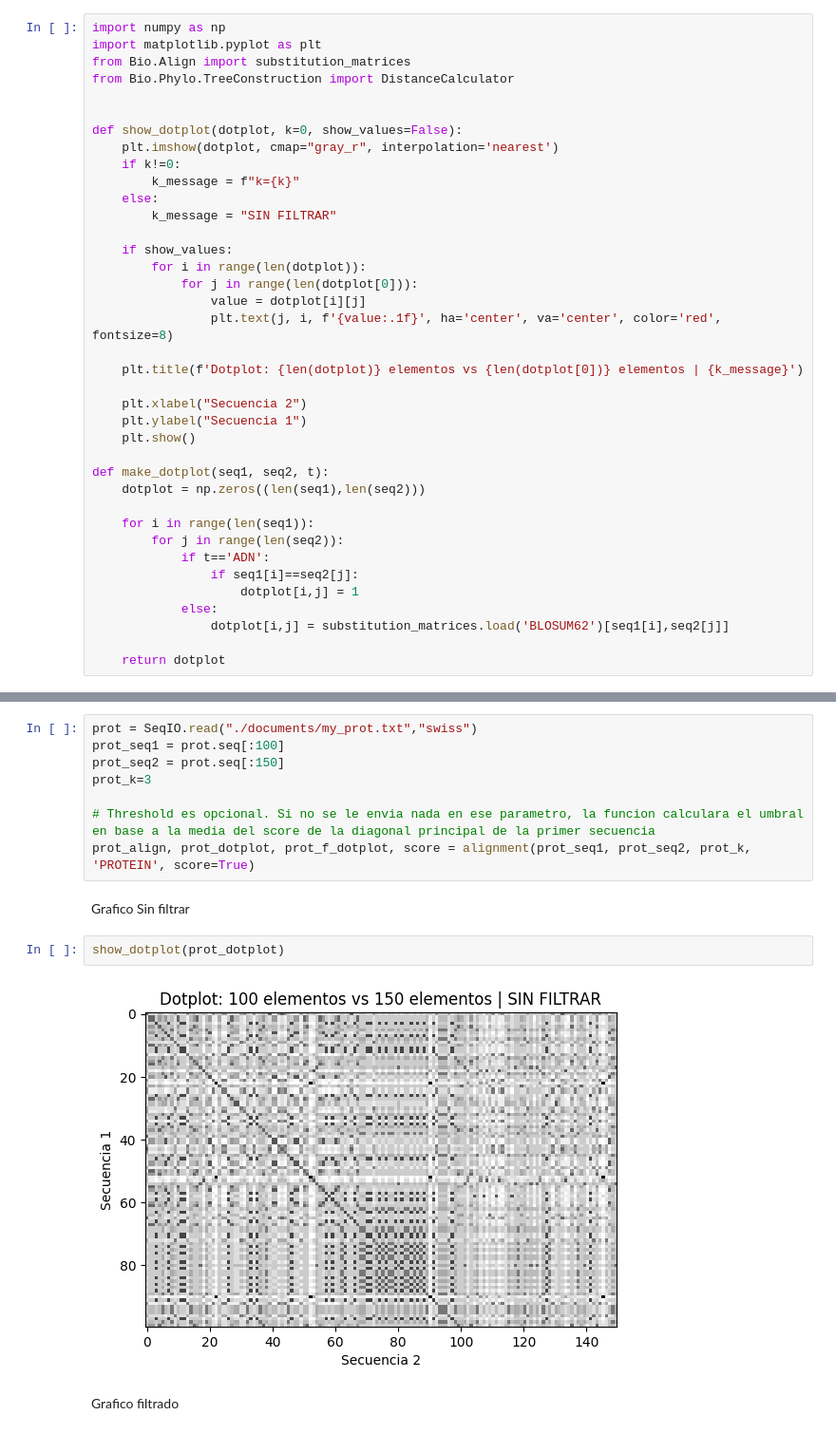
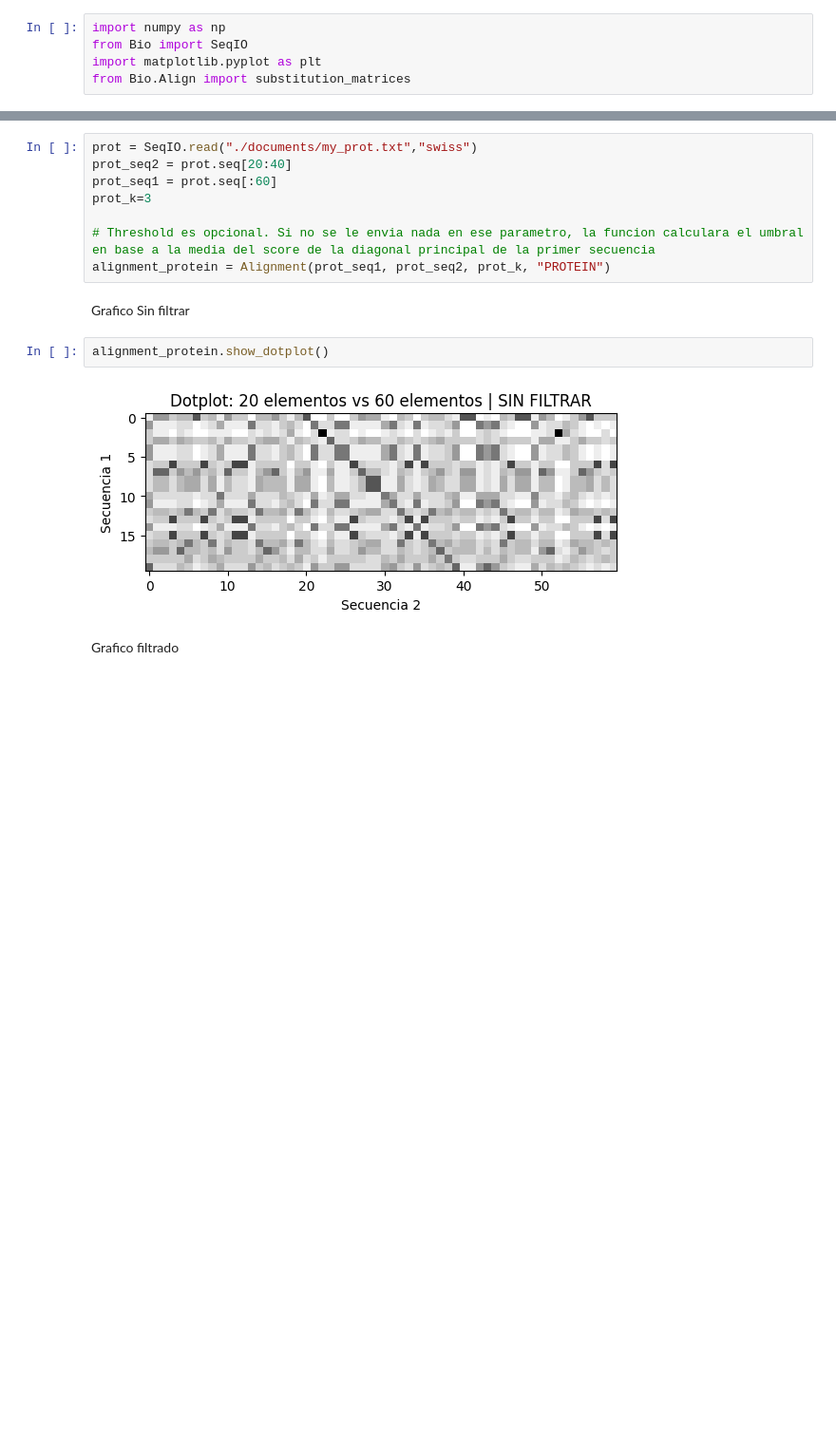
Before and after one commit to agusscarmu/Advanced_Bioinformatic, a Jupyter notebook: TP2.ipynb, the cells around one changed output, grey strips where cells are left out. Shown at 95% size. Drawn from its saved outputs; the diff is of its cells as text; blank space fills up the shorter version.

```diff
--- a/TP2.ipynb
+++ b/TP2.ipynb
@@ -5,39 +5,6 @@ Funcion para crear el dotplot.
 (DUDA: EN EL GRAFICO DE LA CLASE SE VEÍA DIFERENTE CON UN EJEMPLO... CONSULTAR)
 # %%
 import numpy as np
+from Bio import SeqIO
 import matplotlib.pyplot as plt
 from Bio.Align import substitution_matrices
-from Bio.Phylo.TreeConstruction import DistanceCalculator
-
-
-def show_dotplot(dotplot, k=0, show_values=False):
-    plt.imshow(dotplot, cmap="gray_r", interpolation='nearest')
-    if k!=0:
-        k_message = f"k={k}"
-    else:
-        k_message = "SIN FILTRAR"
-
-    if show_values:
-        for i in range(len(dotplot)):
-            for j in range(len(dotplot[0])):
-                value = dotplot[i][j]
-                plt.text(j, i, f'{value:.1f}', ha='center', va='center', color='red', fontsize=8)
-
-    plt.title(f'Dotplot: {len(dotplot)} elementos vs {len(dotplot[0])} elementos | {k_message}')
-
-    plt.xlabel("Secuencia 2")
-    plt.ylabel("Secuencia 1")
-    plt.show()
-
-def make_dotplot(seq1, seq2, t):
-    dotplot = np.zeros((len(seq1),len(seq2)))
-
-    for i in range(len(seq1)):
-        for j in range(len(seq2)):
-            if t=='ADN':
-                if seq1[i]==seq2[j]:
-                    dotplot[i,j] = 1
-            else:
-                dotplot[i,j] = substitution_matrices.load('BLOSUM62')[seq1[i],seq2[j]]
-
-    return dotplot
@@ -250,17 +306,17 @@ Utilizamos la misma funcion pero enviando 'PROTEIN' en el parametro t (tipo).
 Y cargamos una proteina existente, tomando como primer secuencia los primeros 100 aminoacidos y en la segunda secuencia los primeros 150... para corroborar que haya match en los primeros 100.
 # %%
 prot = SeqIO.read("./documents/my_prot.txt","swiss")
-prot_seq1 = prot.seq[:100]
-prot_seq2 = prot.seq[:150]
+prot_seq2 = prot.seq[20:40]
+prot_seq1 = prot.seq[:60]
 prot_k=3
 
 # Threshold es opcional. Si no se le envia nada en ese parametro, la funcion calculara el umbral en base a la media del score de la diagonal principal de la primer secuencia
-prot_align, prot_dotplot, prot_f_dotplot, score = alignment(prot_seq1, prot_seq2, prot_k, 'PROTEIN', score=True)
+alignment_protein = Alignment(prot_seq1, prot_seq2, prot_k, "PROTEIN")
 # %% [markdown]
 Grafico Sin filtrar
 # %%
-show_dotplot(prot_dotplot)
+alignment_protein.show_dotplot()
 # %% [output]
-[figure, old version]
+[figure, new version]
 # %% [markdown]
 Grafico filtrado
```
Also changed, not shown: parts of 24 cells of this notebook.
